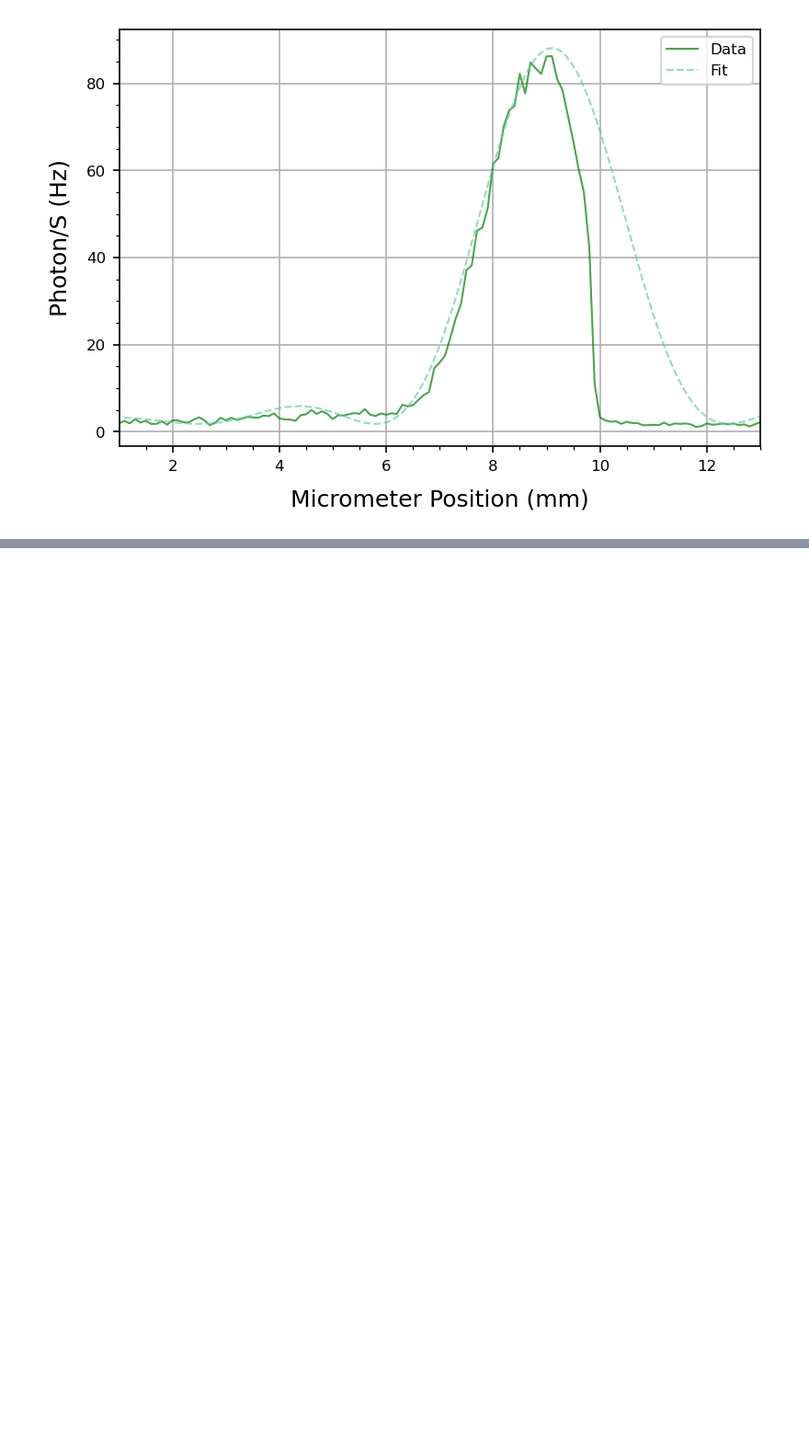
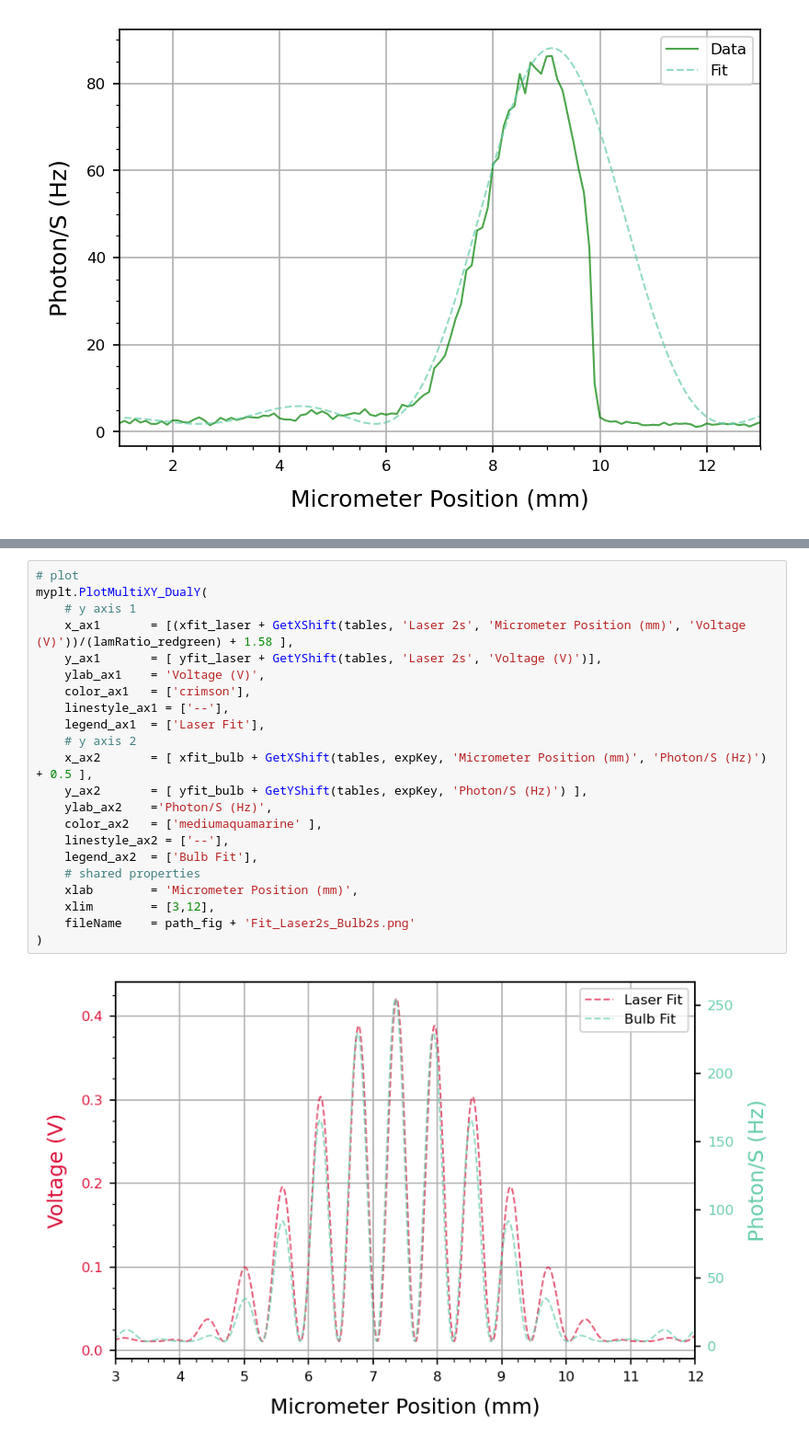
Before and after one commit to parallax-xallaraq/PHSX616, a Jupyter notebook: Lab1 - Two Slit Interference/Code/Fitting.ipynb, the cells around one changed output, grey strips where cells are left out. Shown at 92% size. Cells and saved outputs as stored; diff of their text form; blank space fills up the shorter version.

```diff
--- a/Lab1 - Two Slit Interference/Code/Fitting.ipynb
+++ b/Lab1 - Two Slit Interference/Code/Fitting.ipynb
@@ -201,0 +285,24 @@ myplt.PlotMultiXY(
+# %%
+# plot
+myplt.PlotMultiXY_DualY(
+    # y axis 1
+    x_ax1       = [(xfit_laser + GetXShift(tables, 'Laser 2s', 'Micrometer Position (mm)', 'Voltage (V)'))/(lamRatio_redgreen) + 1.58 ],
+    y_ax1       = [ yfit_laser + GetYShift(tables, 'Laser 2s', 'Voltage (V)')],
+    ylab_ax1    = 'Voltage (V)',
+    color_ax1   = ['crimson'],
+    linestyle_ax1 = ['--'],
+    legend_ax1  = ['Laser Fit'],
+    # y axis 2
+    x_ax2       = [ xfit_bulb + GetXShift(tables, expKey, 'Micrometer Position (mm)', 'Photon/S (Hz)') + 0.5 ],
+    y_ax2       = [ yfit_bulb + GetYShift(tables, expKey, 'Photon/S (Hz)') ],
+    ylab_ax2    ='Photon/S (Hz)',
+    color_ax2   = ['mediumaquamarine' ],
+    linestyle_ax2 = ['--'],
+    legend_ax2  = ['Bulb Fit'],
+    # shared properties
+    xlab        = 'Micrometer Position (mm)',
+    xlim        = [3,12],
+    fileName    = path_fig + 'Fit_Laser2s_Bulb2s.png'
+)
+# %% [output]
+[figure, added]
```
Also changed, not shown: parts of 4 cells of this notebook, 5 other files.
